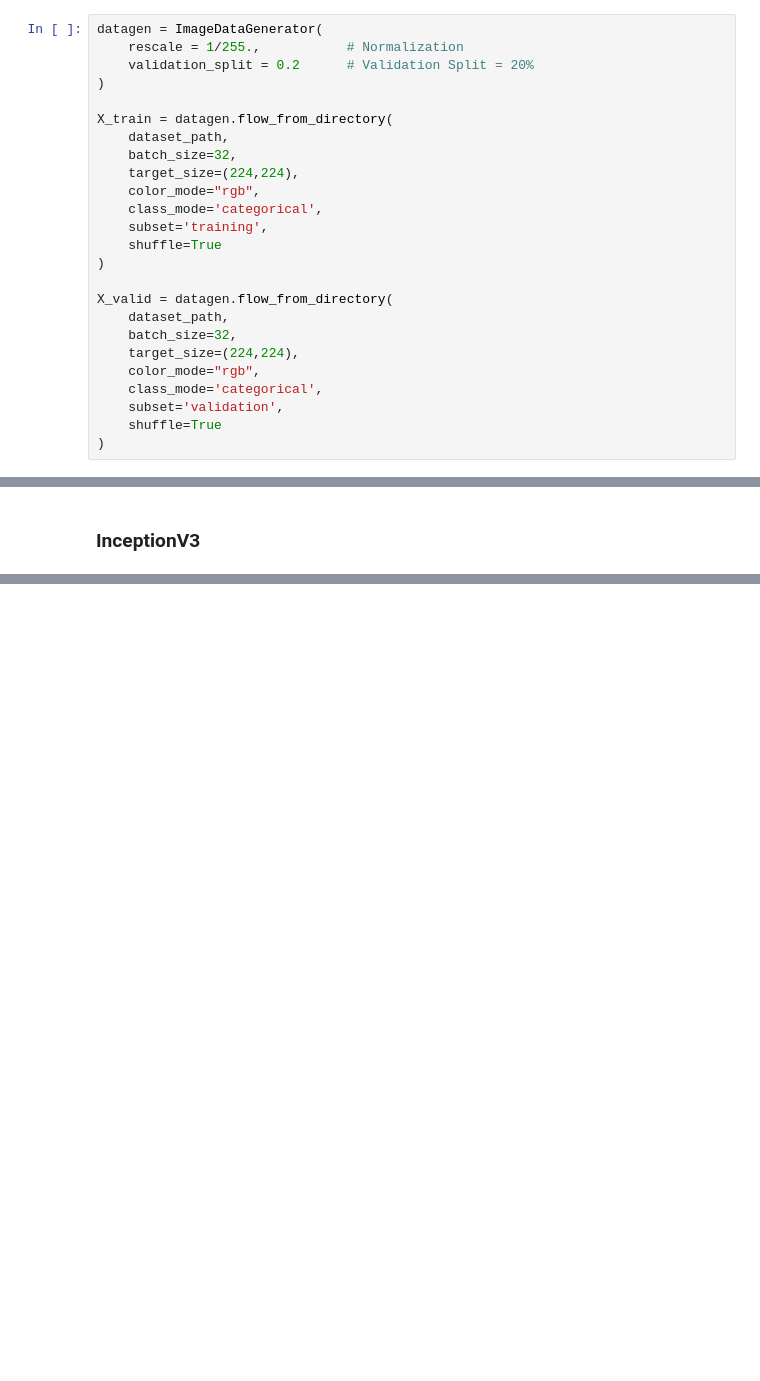
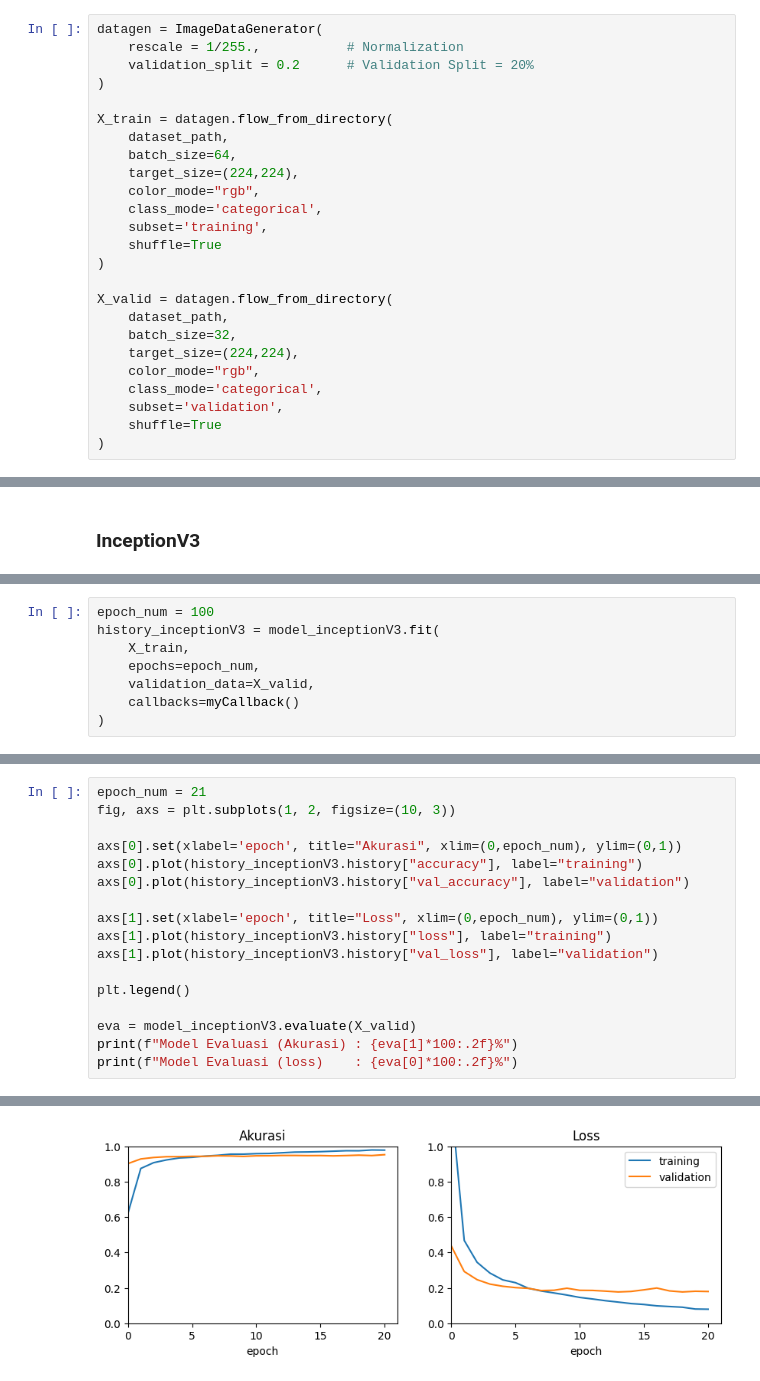
Before and after one commit to yasir-rtx/dbs_ml_inter_submission02, a Jupyter notebook: imageClassification.ipynb, the cells around one changed output, grey strips where cells are left out. Drawn from its saved outputs; the diff is of its cells as text; blank space fills up the shorter version.

Commit message:
UPDATE imageClassification.ipynb
InceptionV3 Accuracy : 95.28%

```diff
--- a/imageClassification.ipynb
+++ b/imageClassification.ipynb
@@ -269,7 +269,7 @@ datagen = ImageDataGenerator(
 
 X_train = datagen.flow_from_directory(
     dataset_path,
-    batch_size=32,
+    batch_size=64,
     target_size=(224,224),
     color_mode="rgb",
     class_mode='categorical',
@@ -654,0 +698,8 @@ for layer in inceptionV3.layers:
+# %%
+epoch_num = 100
+history_inceptionV3 = model_inceptionV3.fit(
+    X_train,
+    epochs=epoch_num,
+    validation_data=X_valid,
+    callbacks=myCallback()
+)
@@ -654,0 +728,18 @@ for layer in inceptionV3.layers:
+# %%
+epoch_num = 21
+fig, axs = plt.subplots(1, 2, figsize=(10, 3))
+
+axs[0].set(xlabel='epoch', title="Akurasi", xlim=(0,epoch_num), ylim=(0,1))
+axs[0].plot(history_inceptionV3.history["accuracy"], label="training")
+axs[0].plot(history_inceptionV3.history["val_accuracy"], label="validation")
+
+axs[1].set(xlabel='epoch', title="Loss", xlim=(0,epoch_num), ylim=(0,1))
+axs[1].plot(history_inceptionV3.history["loss"], label="training")
+axs[1].plot(history_inceptionV3.history["val_loss"], label="validation")
+
+plt.legend()
+
+eva = model_inceptionV3.evaluate(X_valid)
+print(f"Model Evaluasi (Akurasi) : {eva[1]*100:.2f}%")
+print(f"Model Evaluasi (loss)    : {eva[0]*100:.2f}%")
+# %% [output]
@@ -654,0 +749 @@ for layer in inceptionV3.layers:
+[figure, added]
```
Also changed, not shown: parts of 10 cells of this notebook.
